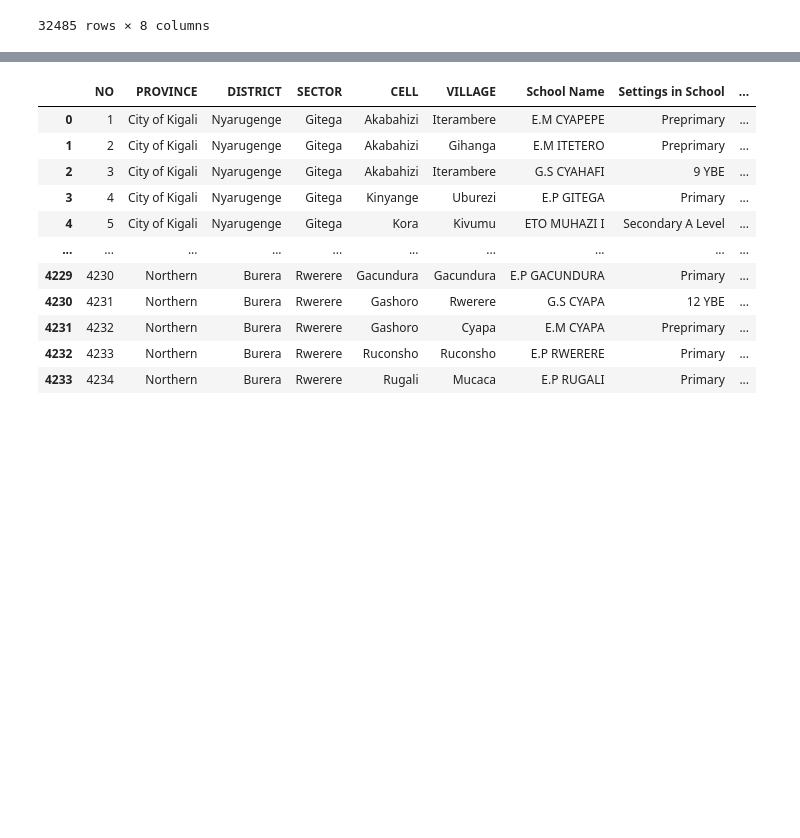
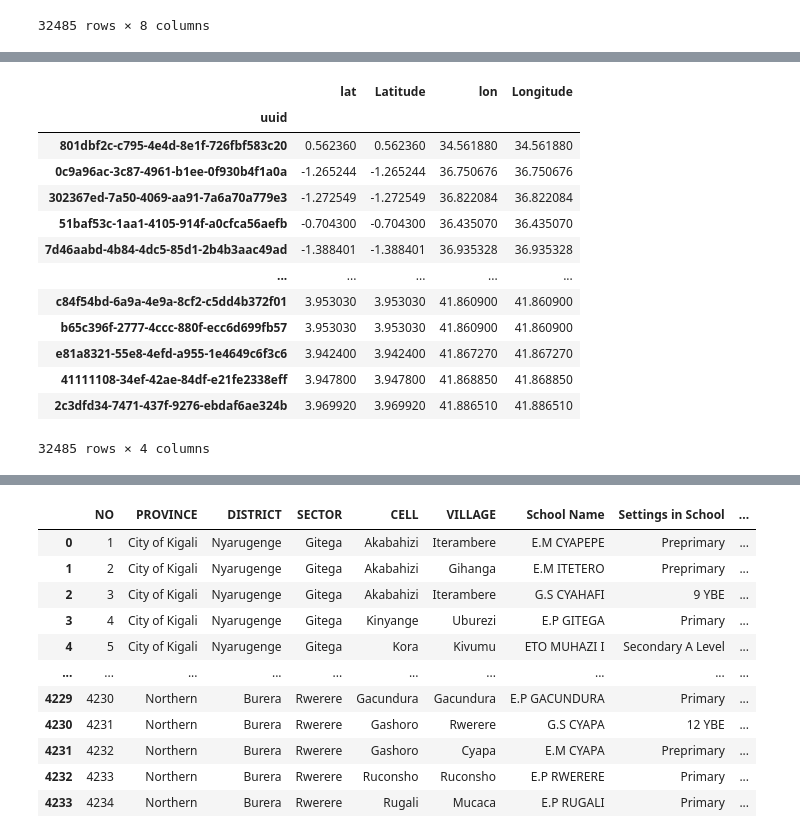
Before and after one commit to developmentseed/unicef-schools-attribute-cleaning, a Jupyter notebook: unicef_schools_attribute_cleaning/notebooks/read_src_data_with_pandas.ipynb, the cells around one changed output, grey strips where cells are left out. Cells and saved outputs as stored; diff of their text form; code cells hidden in the pictures; blank space fills up the shorter version.

```diff
--- a/unicef_schools_attribute_cleaning/notebooks/read_src_data_with_pandas.ipynb
+++ b/unicef_schools_attribute_cleaning/notebooks/read_src_data_with_pandas.ipynb
@@ -79,0 +212,19 @@ df_kenya_liquid
+# %%
+joined = df_kenya_liquid_fixed.join(df_kenya_liquid_uuid, lsuffix='_fixed')
+qa_df = joined[['lat', 'Latitude', 'lon', 'Longitude']]
+qa_df
+# %% [output]
+|  | lat | Latitude | lon | Longitude |
+| uuid |  |  |  |  |
+| 801dbf2c-c795-4e4d-8e1f-726fbf583c20 | 0.562360 | 0.562360 | 34.561880 | 34.561880 |
+| 0c9a96ac-3c87-4961-b1ee-0f930b4f1a0a | -1.265244 | -1.265244 | 36.750676 | 36.750676 |
+| 302367ed-7a50-4069-aa91-7a6a70a779e3 | -1.272549 | -1.272549 | 36.822084 | 36.822084 |
+| 51baf53c-1aa1-4105-914f-a0cfca56aefb | -0.704300 | -0.704300 | 36.435070 | 36.435070 |
+| 7d46aabd-4b84-4dc5-85d1-2b4b3aac49ad | -1.388401 | -1.388401 | 36.935328 | 36.935328 |
+| ... | ... | ... | ... | ... |
+| c84f54bd-6a9a-4e9a-8cf2-c5dd4b372f01 | 3.953030 | 3.953030 | 41.860900 | 41.860900 |
+| b65c396f-2777-4ccc-880f-ecc6d699fb57 | 3.953030 | 3.953030 | 41.860900 | 41.860900 |
+| e81a8321-55e8-4efd-a955-1e4649c6f3c6 | 3.942400 | 3.942400 | 41.867270 | 41.867270 |
+| 41111108-34ef-42ae-84df-e21fe2338eff | 3.947800 | 3.947800 | 41.868850 | 41.868850 |
+| 2c3dfd34-7471-437f-9276-ebdaf6ae324b | 3.969920 | 3.969920 | 41.886510 | 41.886510 |
+32485 rows × 4 columns
```
Also changed, not shown: parts of 21 cells of this notebook, 12 other files.
